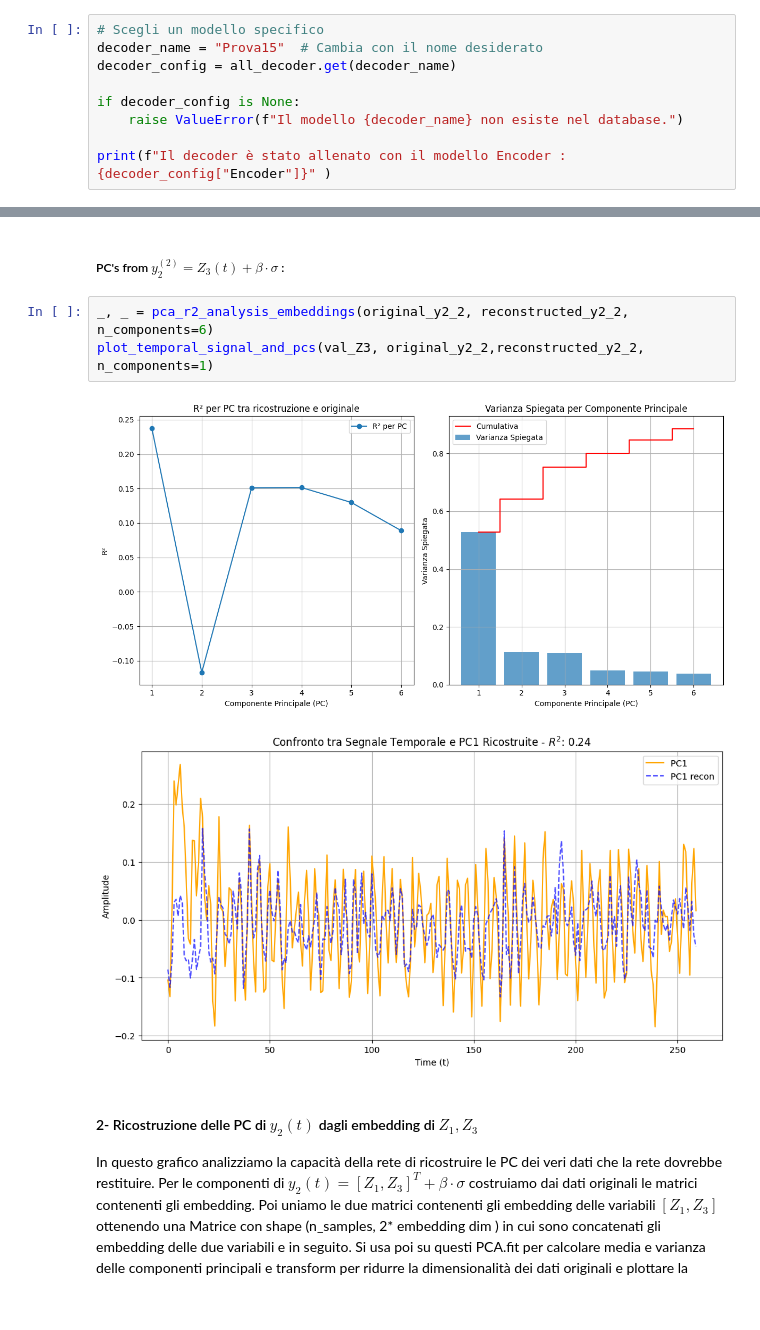
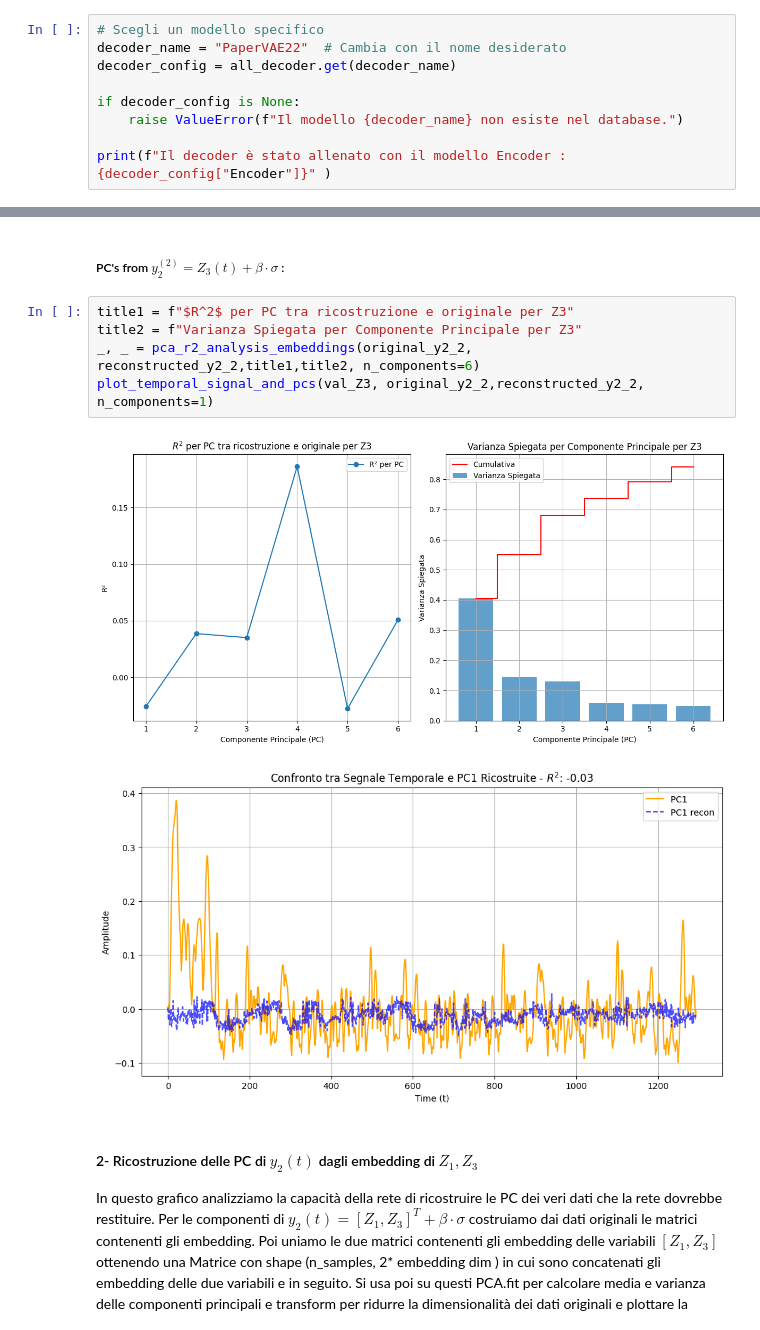
Before and after one commit to FedericoSbarbati/Lorenz-Toy, a Jupyter notebook: valDecoder.ipynb, the cells around one changed output, grey strips where cells are left out. Cells and saved outputs as stored; diff of their text form.

```diff
--- a/valDecoder.ipynb
+++ b/valDecoder.ipynb
@@ -36,7 +42,7 @@ Prova15 {'decoder_layers': [5, 10, 15, 20, 25, 30], 'latent_dim': 5, 'early_stop
 In this section, we will load one of the trained decoders by its name. The configuration file will provide all details about the network. The primary purpose of this notebook is to analyze the ability of a coupled encoder and specialized decoder. However, with some minor modifications, any encoder can be paired with different decoders if the shapes are compatible.
 # %%
 # Scegli un modello specifico
-decoder_name = "Prova15"  # Cambia con il nome desiderato
+decoder_name = "PaperVAE22"  # Cambia con il nome desiderato
 decoder_config = all_decoder.get(decoder_name)
 
 if decoder_config is None:
@@ -538,11 +557,13 @@ plot_temporal_signal_and_pcs(val_Z3, original_y2_1,reconstructed_y2_1, n_compone
 # %% [markdown]
 ##### PC's from $y_2^{(2)} = Z_3(t) + \beta \cdot \sigma$ :
 # %%
-_, _ = pca_r2_analysis_embeddings(original_y2_2, reconstructed_y2_2, n_components=6)
+title1 = f"$R^2$ per PC tra ricostruzione e originale per Z3"
+title2 = f"Varianza Spiegata per Componente Principale per Z3"
+_, _ = pca_r2_analysis_embeddings(original_y2_2, reconstructed_y2_2,title1,title2, n_components=6)
 plot_temporal_signal_and_pcs(val_Z3, original_y2_2,reconstructed_y2_2, n_components=1)
 # %% [output]
-[figure, old version]
+[figure, new version]
-[figure, old version]
+[figure, new version]
 # %% [markdown]
 #### 2- Ricostruzione delle PC di $y_2(t)$ dagli embedding di $Z_1,Z_3$
 
```
Also changed, not shown: parts of 20 cells of this notebook, 34 other files.
